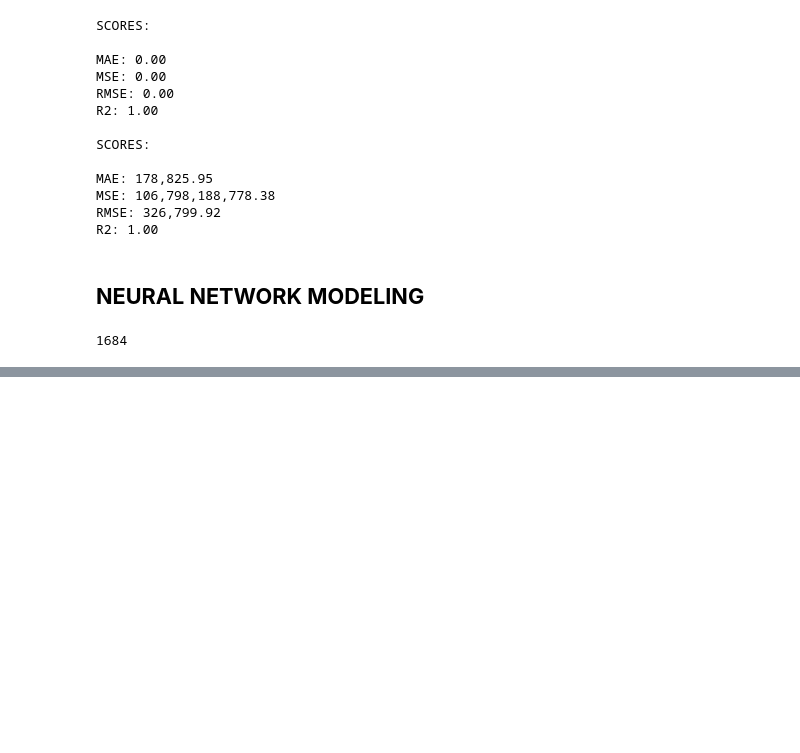
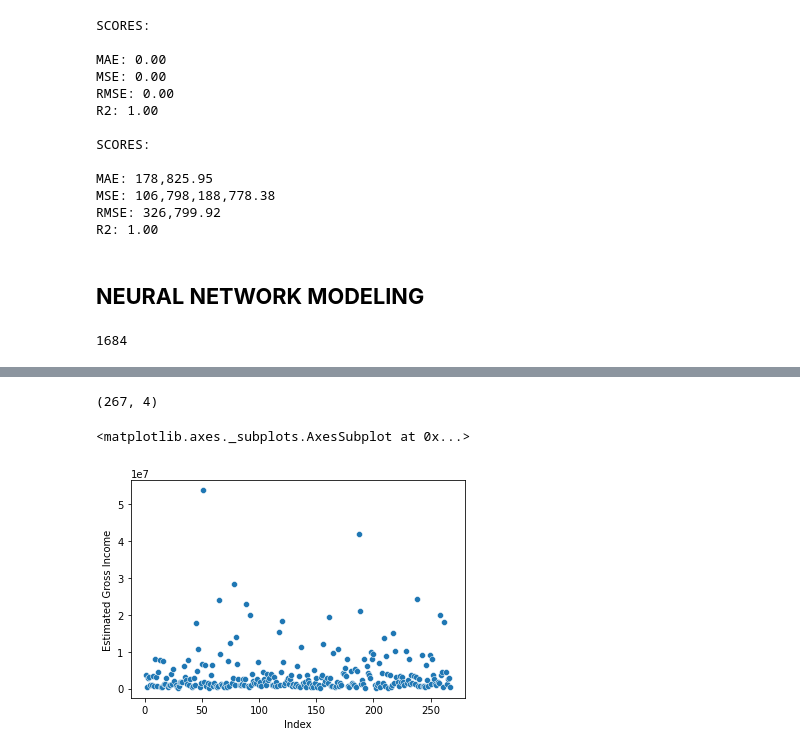
Before and after one commit to starkjones/NYC-Condominium-Rental-Income-Analysis, a Jupyter notebook: NYC_Condo_Comp_RI__Analysis.ipynb, the cells around one changed output, grey strips where cells are left out. Drawn from its saved outputs; the diff is of its cells as text; code cells hidden in the pictures; blank space fills up the shorter version.

```diff
--- a/NYC_Condo_Comp_RI__Analysis.ipynb
+++ b/NYC_Condo_Comp_RI__Analysis.ipynb
@@ -1283,0 +1262,13 @@ nn_pred_df.head()
+# %%
+# Data Frame of Sequencial test predictions:
+
+
+nn2_pred_df = pd.DataFrame(nn2_test_predicitions, columns= ['Estimated Gross Income'])
+
+nn2_pred_df['Test Scores'] = r2_score(y_test, nn2predict)
+
+nn2_pred_df['MAE'] = mean_absolute_error(y_test, nn2predict)
+
+nn2_pred_df['Index'] = list(range(1,268))
+
+nn2_pred_df.head().sort_values(by= 'Estimated Gross Income', ascending = False)
@@ -1283,0 +1282,9 @@ nn_pred_df.head()
+# %%
+nn2_pred_df.shape
+# %% [output]
+(267, 4)
+# %%
+sns.scatterplot(data= nn2_pred_df, x = 'Index', y= 'Estimated Gross Income')
+# %% [output]
+<matplotlib.axes._subplots.AxesSubplot at 0x...>
+[figure, added]
```
Also changed, not shown: parts of 16 cells of this notebook.
